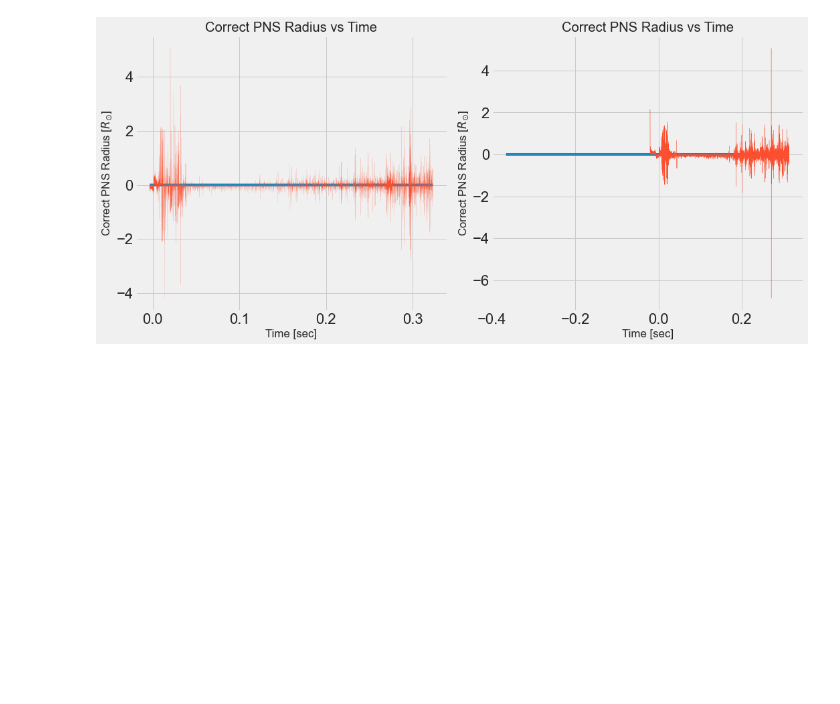
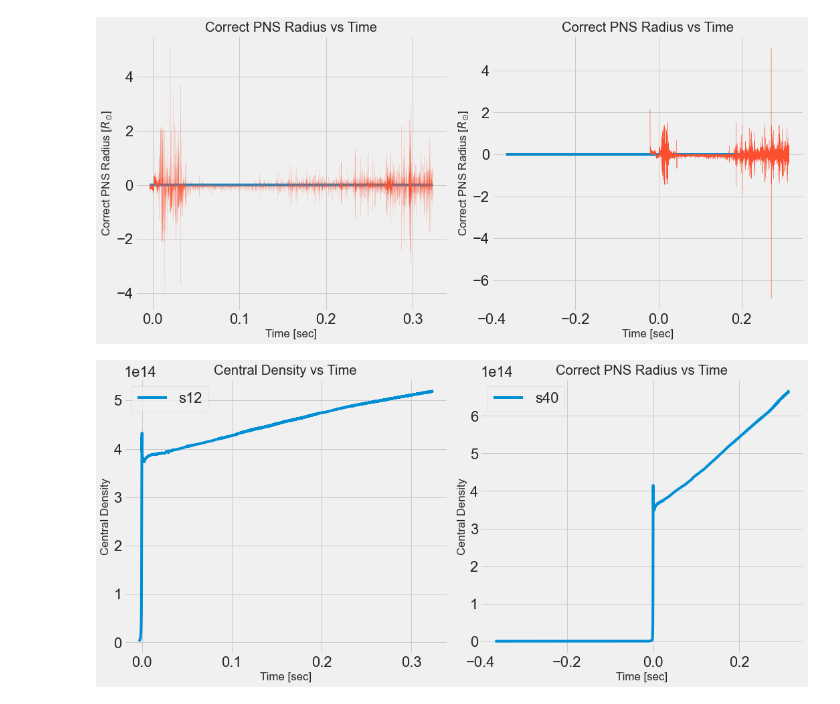
Before and after one commit to Shield94/Research, a Jupyter notebook: Shields_Research0.ipynb, the cells around one changed output. Cells and saved outputs as stored; diff of their text form; code cells hidden in the pictures; blank space fills up the shorter version.

```diff
--- a/Shields_Research0.ipynb
+++ b/Shields_Research0.ipynb
@@ -141,3 +141,31 @@ plt.tight_layout()
 plt.show()
 # %% [output]
 [figure]
+# %%
+#Extract Density from s12 and s40
+s12_d = s12["17 central density"]
+s40_d = s40["17 central density"]
+
+#Plotting Central Density Vs Time
+plt.figure(figsize = (15,7))
+
+#s12_file
+plt.subplot(121)
+plt.plot(s12_t, s12_d, label = "s12")
+plt.title("Central Density vs Time")
+plt.xlabel("Time [sec]")
+plt.ylabel("Central Density")
+plt.legend()
+
+#s40_file
+plt.subplot(122)
+plt.plot(s40_t, s40_d, label = "s40")
+plt.title("Correct PNS Radius vs Time")
+plt.xlabel("Time [sec]")
+plt.ylabel("Central Density")
+plt.legend()
+
+plt.tight_layout()
+plt.show()
+# %% [output]
+[figure, added]
```
